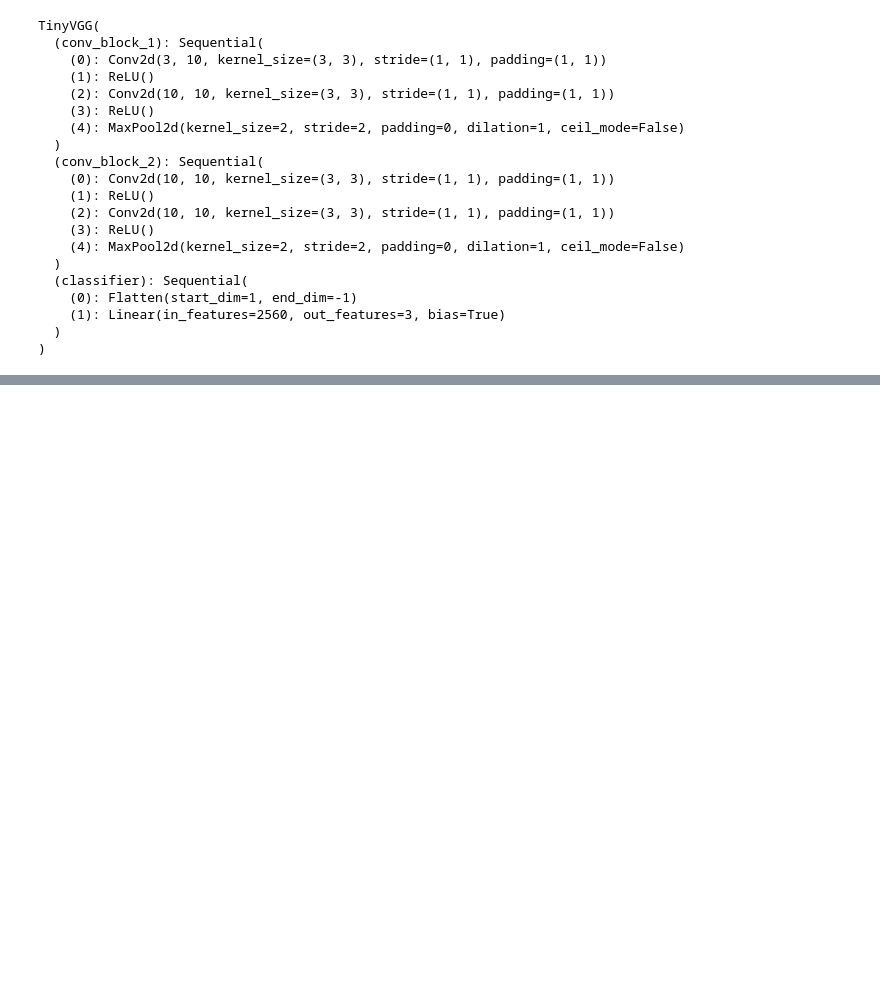
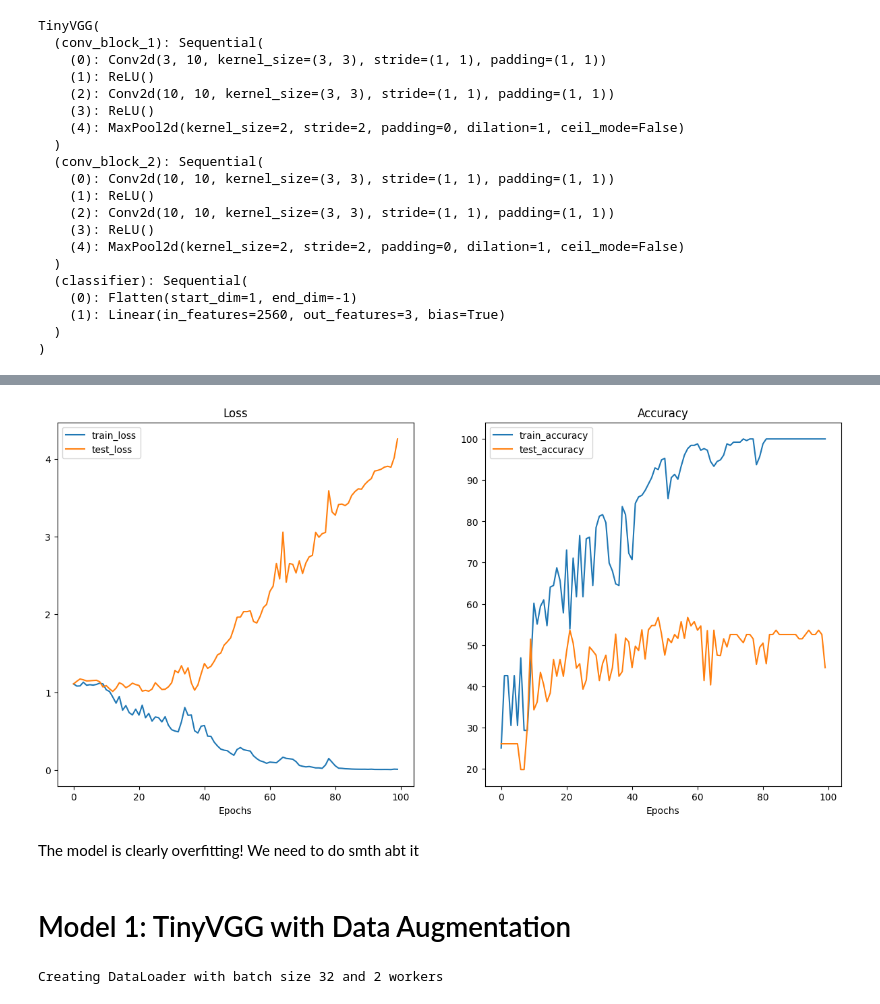
Before and after one commit to Fares-pr0g/ML-journey-ep-2-Experimenting-with-NN-s-in-PyTorch, a Jupyter notebook: Learning_PyTorch_04.ipynb, the cells around one changed output, grey strips where cells are left out. Saved outputs shown, nothing was run; the diff lists cells and outputs as text; code cells hidden in the pictures; blank space fills up the shorter version.

```diff
--- a/Learning_PyTorch_04.ipynb
+++ b/Learning_PyTorch_04.ipynb
@@ -340,15 +340,15 @@ simple_transform= transforms.Compose([
 ])
 # %%
 # functionize data preprocessing
-def data_preprocessing(parent_dir: Path, transform: transforms.Compose):
+def data_preprocessing(parent_dir: Path, train_transform: transforms.Compose, test_transform: transforms.Compose):
   train_dir= parent_dir / "train"
   test_dir= parent_dir / "test"
 
   from torchvision import datasets
   train_data= datasets.ImageFolder(root=train_dir,
-                                          transform=transform)
+                                          transform=train_transform)
   test_data= datasets.ImageFolder(root=test_dir,
-                                         transform=transform)
+                                         transform=test_transform)
   import os
   from torch.utils.data import DataLoader
 
@@ -366,7 +366,7 @@ def data_preprocessing(parent_dir: Path, transform: transforms.Compose):
 
 # CASE 0: Simple Use
 
-train_dataloader_simple, test_dataloader_simple, train_data, test_data= data_preprocessing(image_path, simple_transform)
+train_dataloader_simple, test_dataloader_simple, train_data, test_data= data_preprocessing(image_path, simple_transform,simple_transform)
 # %% [output]
 Creating DataLoader with batch size 32 and 2 workers
 # %%
@@ -497,0 +584,33 @@ Estimated Total Size (MB): 27.83
+# %%
+def plot_loss_curves(results: Dict[str, List[float]]):
+  loss= results['train_loss']
+  test_loss= results['test_loss']
+
+  acc= results["train_acc"]
+  test_acc= results["test_acc"]
+
+  epochs= range(len(results["train_loss"]))
+
+  plt.figure(figsize=(15,7))
+
+  plt.subplot(1, 2, 1)
+  plt.plot(epochs, loss, label='train_loss')
+  plt.plot(epochs, test_loss, label='test_loss')
+  plt.title('Loss')
+  plt.xlabel('Epochs')
+  plt.legend()
+
+  plt.subplot(1, 2, 2)
+  plt.plot(epochs, acc, label='train_accuracy')
+  plt.plot(epochs, test_acc, label='test_accuracy')
+  plt.title('Accuracy')
+  plt.xlabel('Epochs')
+  plt.legend();
+# %%
+plot_loss_curves(model_0_results)
+# %% [output]
+[figure, added]
+# %% [markdown]
+The model is clearly overfitting! We need to do smth abt it
+# %% [markdown]
+# Model 1: TinyVGG with Data Augmentation
@@ -497,0 +624,6 @@ Estimated Total Size (MB): 27.83
+# %%
+train_dataloader_aug, test_dataloader_aug, train_data_aug, test_data_aug= data_preprocessing(image_path,
+                                                                                           train_transform= transform_trivial_augment,
+                                                                                           test_transform=simple_transform)
+# %% [output]
+Creating DataLoader with batch size 32 and 2 workers
```
Also changed, not shown: parts of 18 cells of this notebook.
